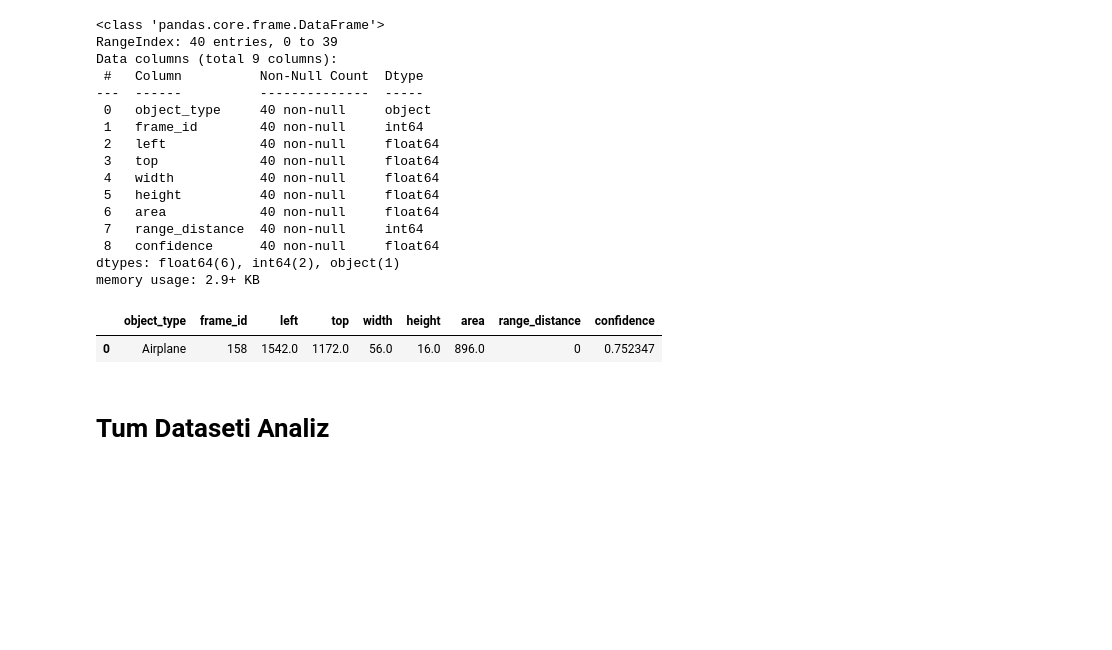
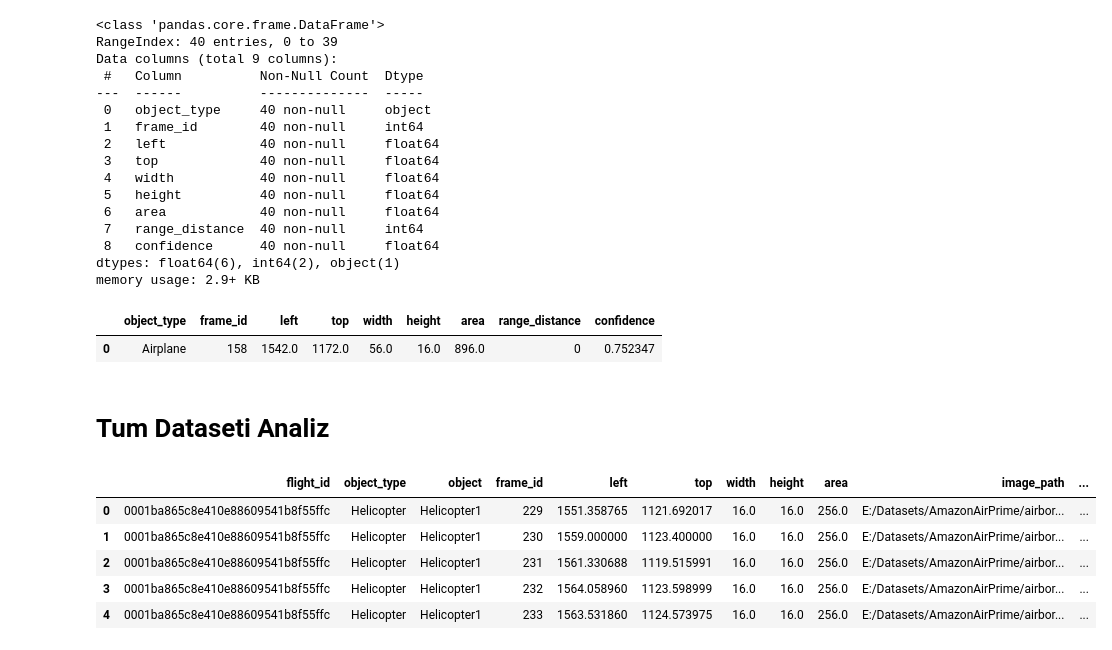
Before and after one commit to bulentsiyah/Mantis-Shrimp-Eye-s-Collision-Avoidance, a Jupyter notebook: dataframe_analysis.ipynb, the cells around one changed output. Drawn from its saved outputs; the diff is of its cells as text; code cells hidden in the pictures; blank space fills up the shorter version.

```diff
--- a/dataframe_analysis.ipynb
+++ b/dataframe_analysis.ipynb
@@ -322,0 +316,18 @@ conc_data_row
+# %%
+import glob
+
+
+dataset = pd.DataFrame()
+for csv_file in glob.iglob(os.path.join(dnn_dataset, '*.csv')):
+    dataframe_csv_file =pd.read_csv(csv_file)
+    dataset = pd.concat([dataset,dataframe_csv_file],axis =0,ignore_index =True)
+
+
+dataset.head()
+# %% [output]
+|  | flight_id | object_type | object | frame_id | left | top | width | height | area | image_path | ... |
+| 0 | 0001ba865c8e410e88609541b8f55ffc | Helicopter | Helicopter1 | 229 | 1551.358765 | 1121.692017 | 16.0 | 16.0 | 256.0 | E:/Datasets/AmazonAirPrime/airbor... | ... |
+| 1 | 0001ba865c8e410e88609541b8f55ffc | Helicopter | Helicopter1 | 230 | 1559.000000 | 1123.400000 | 16.0 | 16.0 | 256.0 | E:/Datasets/AmazonAirPrime/airbor... | ... |
+| 2 | 0001ba865c8e410e88609541b8f55ffc | Helicopter | Helicopter1 | 231 | 1561.330688 | 1119.515991 | 16.0 | 16.0 | 256.0 | E:/Datasets/AmazonAirPrime/airbor... | ... |
+| 3 | 0001ba865c8e410e88609541b8f55ffc | Helicopter | Helicopter1 | 232 | 1564.058960 | 1123.598999 | 16.0 | 16.0 | 256.0 | E:/Datasets/AmazonAirPrime/airbor... | ... |
+| 4 | 0001ba865c8e410e88609541b8f55ffc | Helicopter | Helicopter1 | 233 | 1563.531860 | 1124.573975 | 16.0 | 16.0 | 256.0 | E:/Datasets/AmazonAirPrime/airbor... | ... |
```
Also changed, not shown: parts of 8 cells of this notebook.
